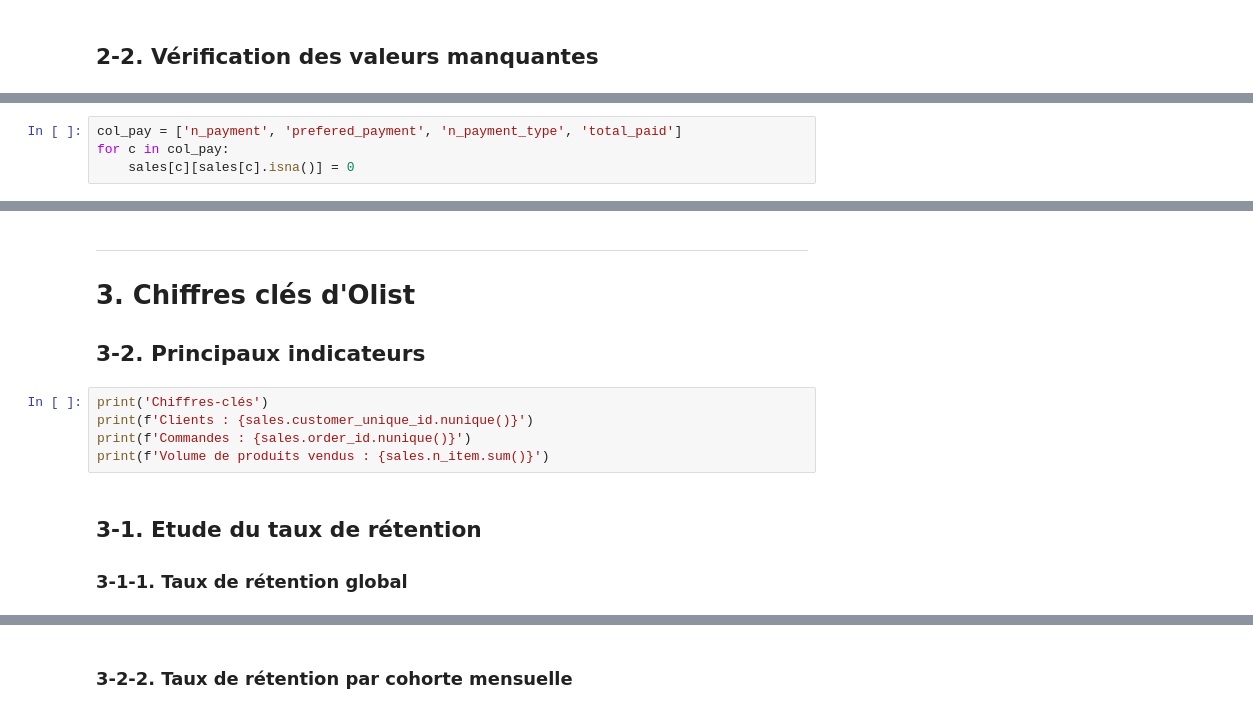
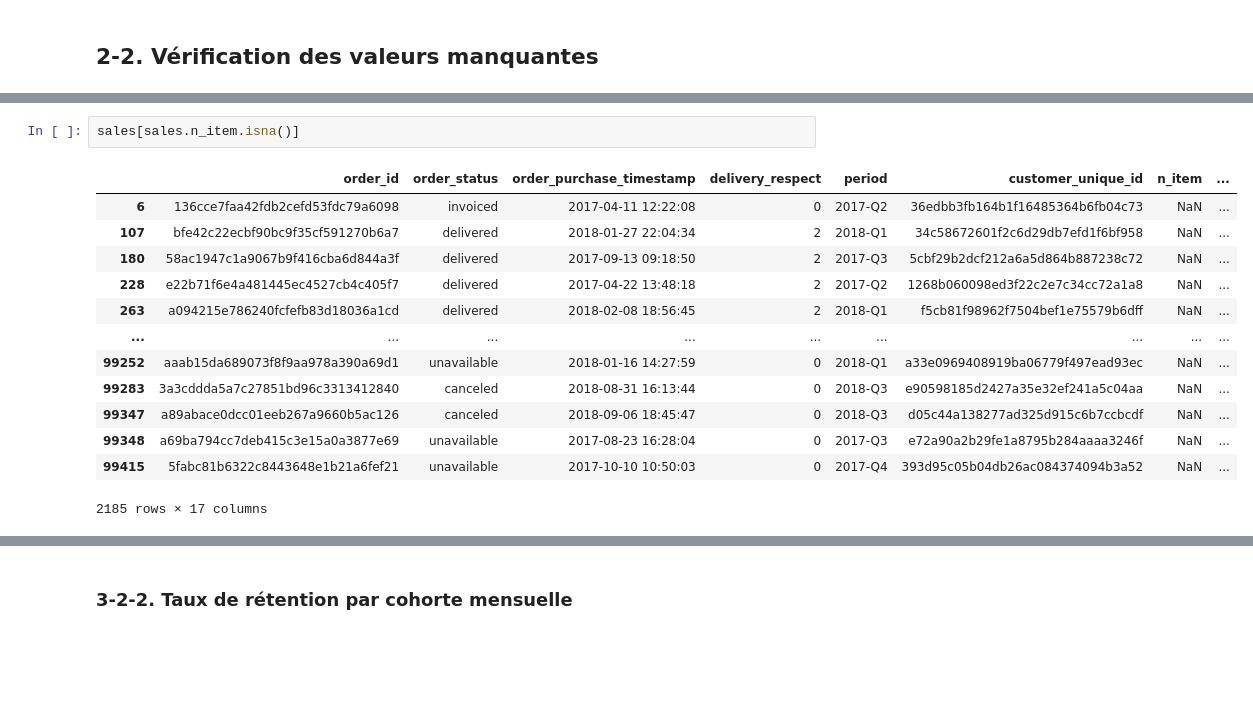
Before and after one commit to Adrian1903/Segmentez-des-clients-d-un-site-e-commerce, a Jupyter notebook: dev/01_exploration.ipynb, the cells around one changed output, grey strips where cells are left out. Saved outputs shown, nothing was run; the diff lists cells and outputs as text; blank space fills up the shorter version.

```diff
--- a/dev/01_exploration.ipynb
+++ b/dev/01_exploration.ipynb
@@ -699,4 +798,0 @@ Un client n'a pas payé sa commande. Je passe ces valeurs à 0
-# %%
-col_pay = ['n_payment', 'prefered_payment', 'n_payment_type', 'total_paid']
-for c in col_pay:
-    sales[c][sales[c].isna()] = 0
@@ -736,12 +799,16 @@ Timestamp('2018-10-17 17:30:18')
-# %% [markdown]
----
-# 3. Chiffres clés d'Olist
-## 3-2. Principaux indicateurs
-# %%
-print('Chiffres-clés')
-print(f'Clients : {sales.customer_unique_id.nunique()}')
-print(f'Commandes : {sales.order_id.nunique()}')
-print(f'Volume de produits vendus : {sales.n_item.sum()}')
-# %% [markdown]
-## 3-1. Etude du taux de rétention
-### 3-1-1. Taux de rétention global
+# %%
+sales[sales.n_item.isna()]
+# %% [output]
+|  | order_id | order_status | order_purchase_timestamp | delivery_respect | period | customer_unique_id | n_item | ... |
+| 6 | 136cce7faa42fdb2cefd53fdc79a6098 | invoiced | 2017-04-11 12:22:08 | 0 | 2017-Q2 | 36edbb3fb164b1f16485364b6fb04c73 | NaN | ... |
+| 107 | bfe42c22ecbf90bc9f35cf591270b6a7 | delivered | 2018-01-27 22:04:34 | 2 | 2018-Q1 | 34c58672601f2c6d29db7efd1f6bf958 | NaN | ... |
+| 180 | 58ac1947c1a9067b9f416cba6d844a3f | delivered | 2017-09-13 09:18:50 | 2 | 2017-Q3 | 5cbf29b2dcf212a6a5d864b887238c72 | NaN | ... |
+| 228 | e22b71f6e4a481445ec4527cb4c405f7 | delivered | 2017-04-22 13:48:18 | 2 | 2017-Q2 | 1268b060098ed3f22c2e7c34cc72a1a8 | NaN | ... |
+| 263 | a094215e786240fcfefb83d18036a1cd | delivered | 2018-02-08 18:56:45 | 2 | 2018-Q1 | f5cb81f98962f7504bef1e75579b6dff | NaN | ... |
+| ... | ... | ... | ... | ... | ... | ... | ... | ... |
+| 99252 | aaab15da689073f8f9aa978a390a69d1 | unavailable | 2018-01-16 14:27:59 | 0 | 2018-Q1 | a33e0969408919ba06779f497ead93ec | NaN | ... |
+| 99283 | 3a3cddda5a7c27851bd96c3313412840 | canceled | 2018-08-31 16:13:44 | 0 | 2018-Q3 | e90598185d2427a35e32ef241a5c04aa | NaN | ... |
+| 99347 | a89abace0dcc01eeb267a9660b5ac126 | canceled | 2018-09-06 18:45:47 | 0 | 2018-Q3 | d05c44a138277ad325d915c6b7ccbcdf | NaN | ... |
+| 99348 | a69ba794cc7deb415c3e15a0a3877e69 | unavailable | 2017-08-23 16:28:04 | 0 | 2017-Q3 | e72a90a2b29fe1a8795b284aaaa3246f | NaN | ... |
+| 99415 | 5fabc81b6322c8443648e1b21a6fef21 | unavailable | 2017-10-10 10:50:03 | 0 | 2017-Q4 | 393d95c05b04db26ac084374094b3a52 | NaN | ... |
+2185 rows × 17 columns
```
Also changed, not shown: parts of 129 cells of this notebook, 1 other file.
